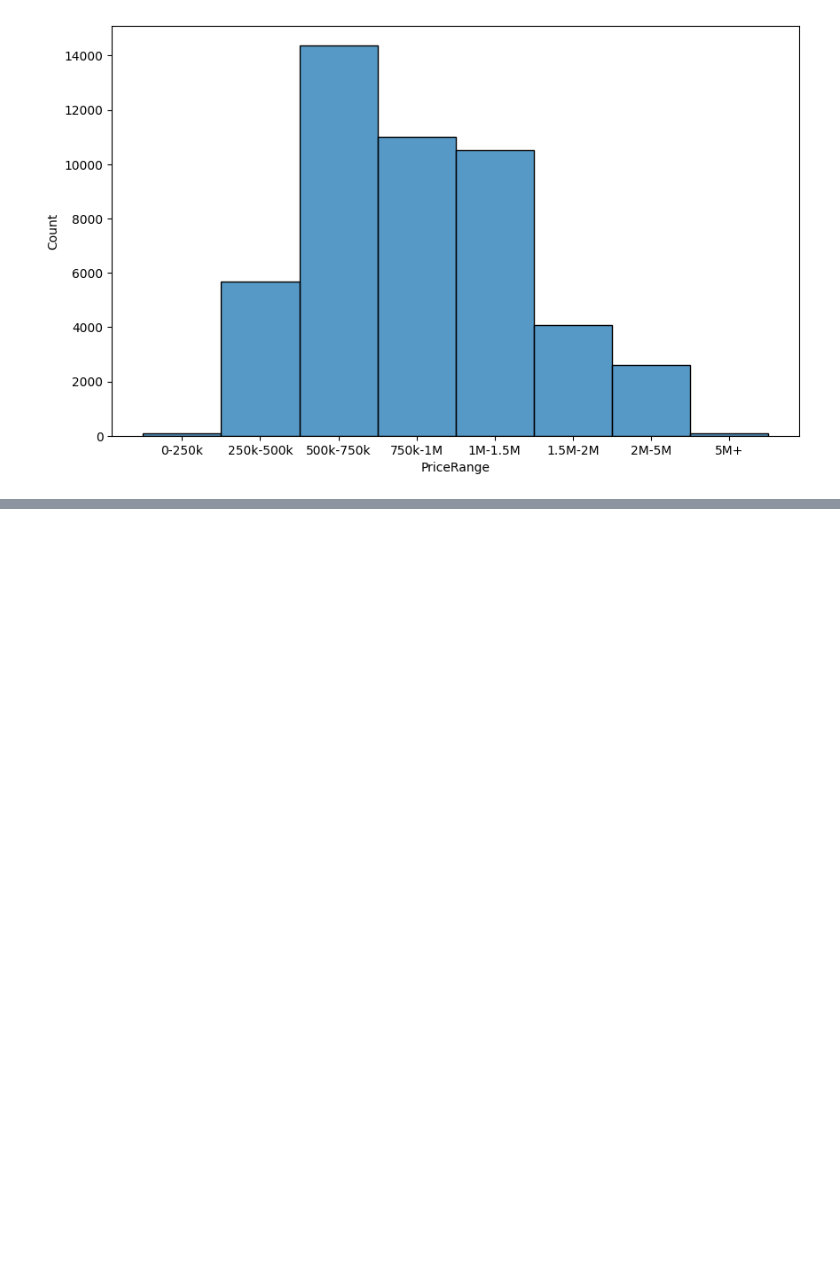
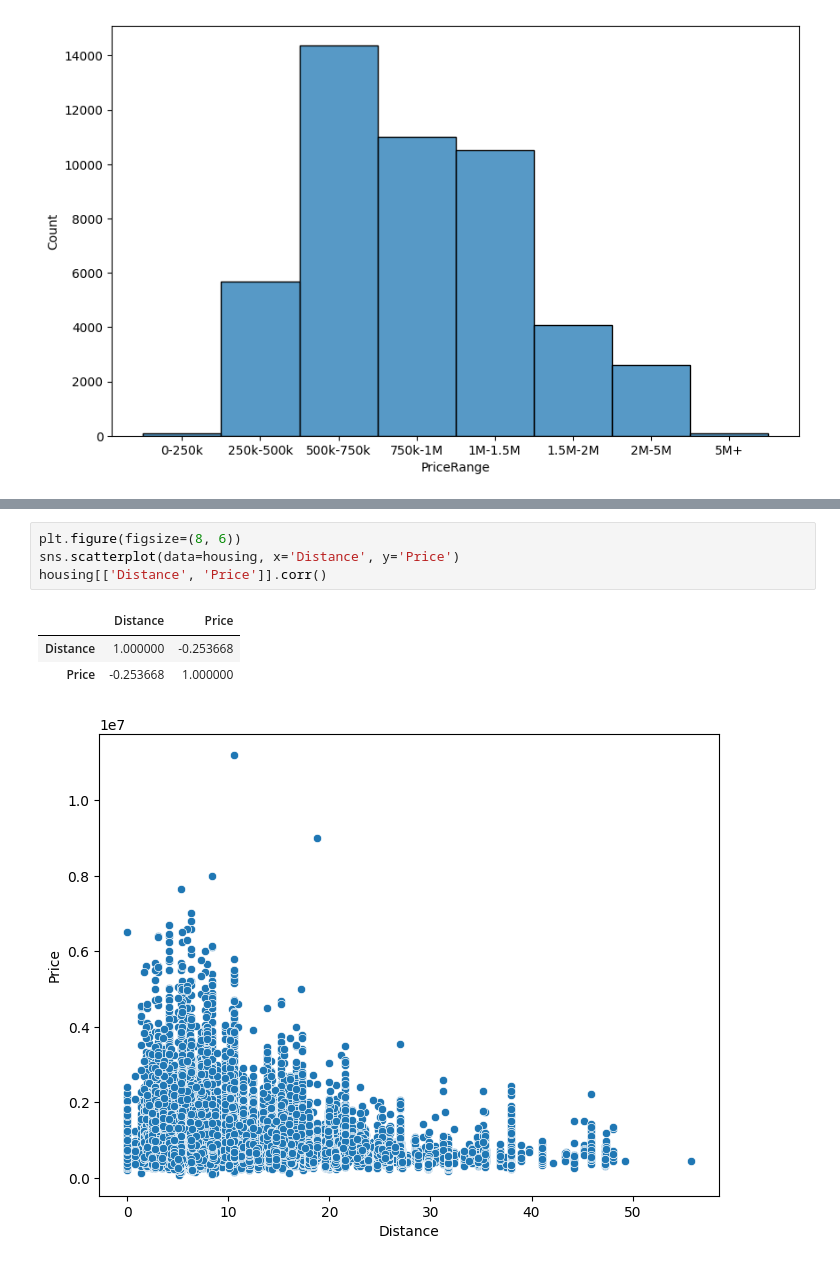
Before and after one commit to sakosha/data-prep-assignment1, a Jupyter notebook: notebooks/Untitled.ipynb, the cells around one changed output, grey strips where cells are left out. Drawn from its saved outputs; the diff is of its cells as text; blank space fills up the shorter version.

```diff
--- a/notebooks/Untitled.ipynb
+++ b/notebooks/Untitled.ipynb
@@ -123,0 +132,9 @@ sns.histplot(x=housing['PriceRange'], palette='Set2')
+# %%
+plt.figure(figsize=(8, 6))
+sns.scatterplot(data=housing, x='Distance', y='Price')
+housing[['Distance', 'Price']].corr()
+# %% [output]
+|  | Distance | Price |
+| Distance | 1.000000 | -0.253668 |
+| Price | -0.253668 | 1.000000 |
+[figure, added]
```
Also changed, not shown: parts of 11 cells of this notebook.
